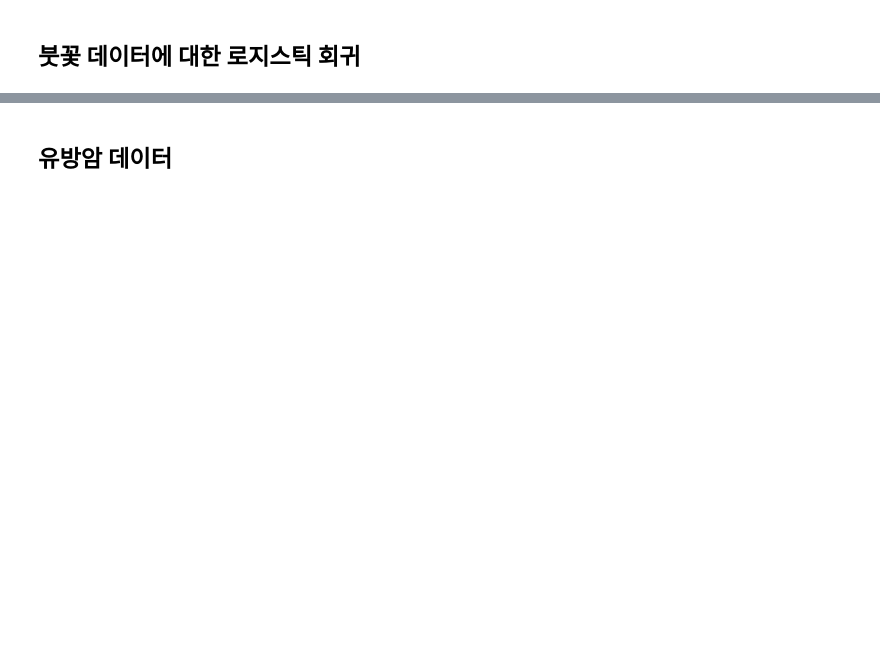
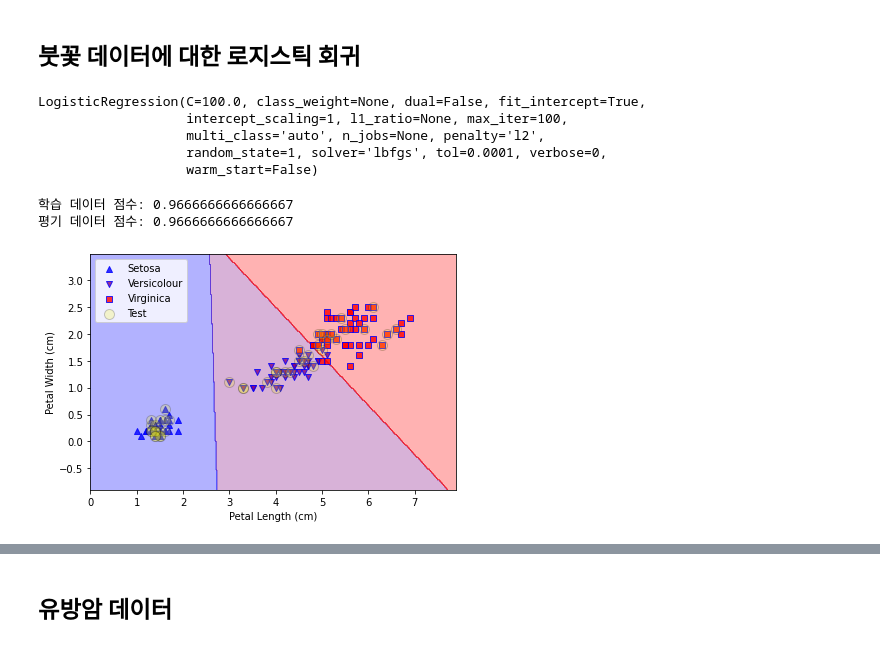
Before and after one commit to WooHyeok-Moon/Machine_Learning_Study, a Jupyter notebook: _4_로지스틱_회귀(Logistic_Regression).ipynb, the cells around one changed output, grey strips where cells are left out. Cells and saved outputs as stored; diff of their text form; code cells hidden in the pictures; blank space fills up the shorter version.

```diff
--- a/_4_로지스틱_회귀(Logistic_Regression).ipynb
+++ b/_4_로지스틱_회귀(Logistic_Regression).ipynb
@@ -108,0 +192,58 @@ plt.show()
+# %%
+from sklearn.linear_model import LogisticRegression
+
+model = LogisticRegression(solver='lbfgs', multi_class='auto', C=100., random_state=1)
+model.fit(X_train, y_train)
+# %% [output]
+LogisticRegression(C=100.0, class_weight=None, dual=False, fit_intercept=True,
+                   intercept_scaling=1, l1_ratio=None, max_iter=100,
+                   multi_class='auto', n_jobs=None, penalty='l2',
+                   random_state=1, solver='lbfgs', tol=0.0001, verbose=0,
+                   warm_start=False)
+# %%
+print("학습 데이터 점수: {}".format(model.score(X_train, y_train)))
+print("평기 데이터 점수: {}".format(model.score(X_test, y_test)))
+# %% [output]
+학습 데이터 점수: 0.9666666666666667
+평기 데이터 점수: 0.9666666666666667
+# %%
+import numpy as np
+X = np.vstack((X_train, X_test))
+y = np.hstack((y_train, y_test))
+# %%
+import matplotlib.pyplot as plt
+from matplotlib.colors import ListedColormap
+
+x1_min, x1_max = X[:, 0].min()-1, X[:, 0].max()+1
+x2_min, x2_max = X[:, 1].min()-1, X[:, 1].max()+1
+xx1, xx2 = np.meshgrid(np.arange(x1_min, x1_max, 0.02),
+                       np.arange(x2_min, x2_max, 0.02))
+Z = model.predict(np.array([xx1.ravel(), xx2.ravel()]).T)
+Z =  Z.reshape(xx1.shape)
+
+species = ('Setosa', 'Versicolour', 'Virginica')
+markers = ('^', 'v', 's')
+colors = ('blue', 'purple', 'red')
+cmap = ListedColormap(colors[:len(np.unique(y))])
+plt.contourf(xx1, xx2, Z, alpha=0.3, cmap=cmap)
+plt.xlim(xx1.min(), xx1.max())
+plt.ylim(xx2.min(), xx2.max())
+
+for idx, cl in enumerate(np.unique(y)):
+  plt.scatter(x=X[y == cl, 0], y=X[y == cl, 1],
+              alpha=0.8, c=colors[idx],
+              marker=markers[idx], label=species[cl],
+              edgecolor='b')
+
+X_comb_test, y_comb_test = X[range(105, 150), :],y[range(105, 150)]
+plt.scatter(X_comb_test[:, 0], X_comb_test[:, 1],
+            c='yellow', edgecolor='k', alpha=0.2,
+            linewidth=1, marker='o',
+            s=100, label='Test')
+
+plt.xlabel('Petal Length (cm)')
+plt.ylabel('Petal Width (cm)')
+plt.legend(loc = 'upper left')
+plt.tight_layout()
+# %% [output]
+[figure, added]
```
Also changed, not shown: parts of 30 cells of this notebook.
